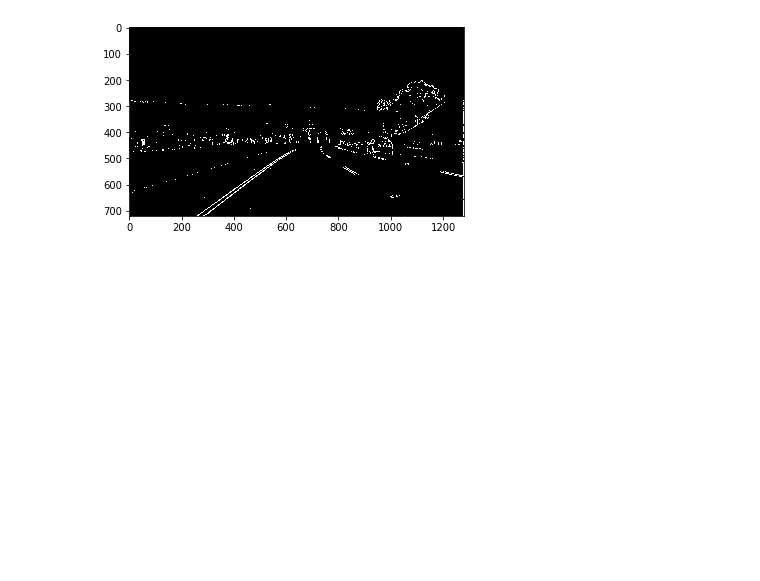
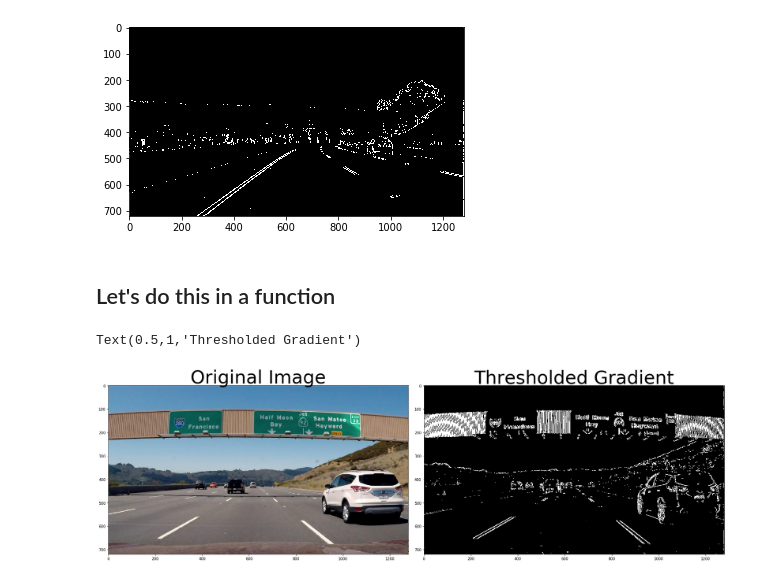
Before and after one commit to magedhassan/Gradients-and-color-spaces, a Jupyter notebook: Gradients-and-color-spaces.ipynb, the cells around one changed output. Drawn from its saved outputs; the diff is of its cells as text; code cells hidden in the pictures; blank space fills up the shorter version.

```diff
--- a/Gradients-and-color-spaces.ipynb
+++ b/Gradients-and-color-spaces.ipynb
@@ -25,3 +33,34 @@ plt.imshow(sxbinary, cmap='gray')
 # %% [output]
 <matplotlib.image.AxesImage at 0x...>
 [figure]
+# %% [markdown]
+## Let's do this in a function
+# %%
+def abs_sobel_thresh(img, orient='x', thresh_min=0, thresh_max=255):
+
+
+    # Apply the following steps to img
+    # 1) Convert to grayscale
+    gray = cv2.cvtColor(img, cv2.COLOR_RGB2GRAY)
+    # 2) Take the derivative in x or y given orient = 'x' or 'y'
+    if orient == 'x':
+        dir_1 = 1
+        dir_2 = 0
+    elif orient == 'y':
+        dir_1 = 0
+        dir_2 = 1
+    else:
+        print("error: undefined orient!")
+        return img
+    sobel_orient = cv2.Sobel(gray, cv2.CV_64F, dir_1, dir_2)
+    # 3) Take the absolute value of the derivative or gradient
+    abs_sobel_orient = np.absolute(sobel_orient)
+    # 4) Scale to 8-bit (0 - 255) then convert to type = np.uint8
+    scaled_sobel = np.uint8(255*abs_sobel_orient/np.max(abs_sobel_orient))
+
+    # 5) Create a mask of 1's where the scaled gradient magnitude
+            # is > thresh_min and < thresh_max
+    binary_output = np.zeros_like(scaled_sobel)
+    binary_output[(scaled_sobel >= thresh_min) & (scaled_sobel <= thresh_max)] = 1
+    # 6) Return this mask as your binary_output image
+    return binary_output
@@ -27,0 +69,19 @@ plt.imshow(sxbinary, cmap='gray')
+# %%
+# Read in an image and grayscale it
+image = mpimg.imread('signs_vehicles_xygrad.png')
+
+# Note: calling your function with orient='x', thresh_min=5, thresh_max=100
+# increasing the thresh_min will eliminate the edges with less gradient
+
+# Run the function
+grad_binary = abs_sobel_thresh(image, orient='x', thresh_min=20, thresh_max=100)
+# Plot the result
+f, (ax1, ax2) = plt.subplots(1, 2, figsize=(24, 9))
+f.tight_layout()
+ax1.imshow(image)
+ax1.set_title('Original Image', fontsize=50)
+ax2.imshow(grad_binary, cmap='gray')
+ax2.set_title('Thresholded Gradient', fontsize=50)
+# %% [output]
+Text(0.5,1,'Thresholded Gradient')
+[figure, added]
```
Also changed, not shown: parts of 4 cells of this notebook, 1 other file.
